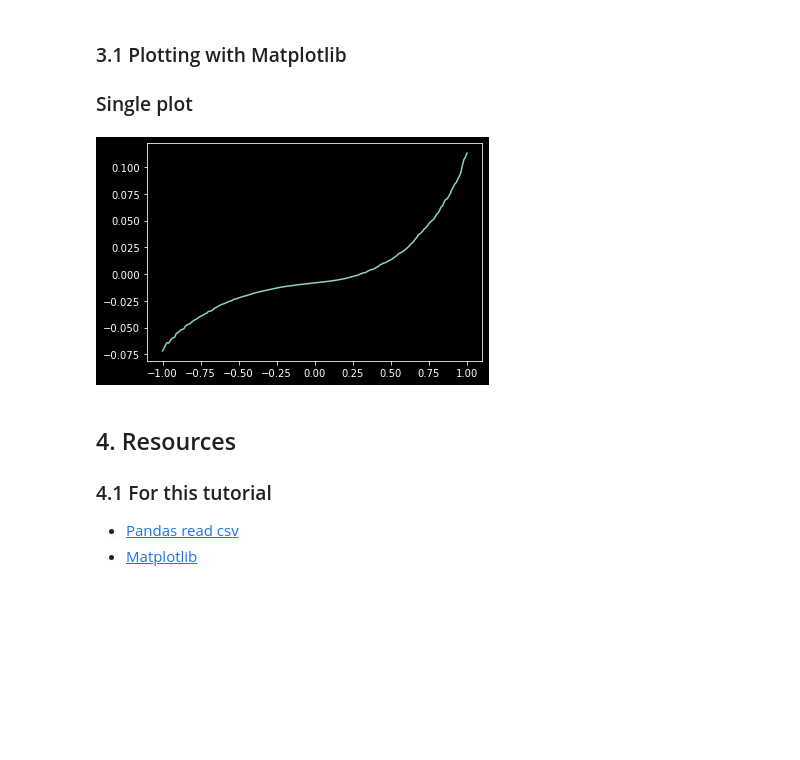
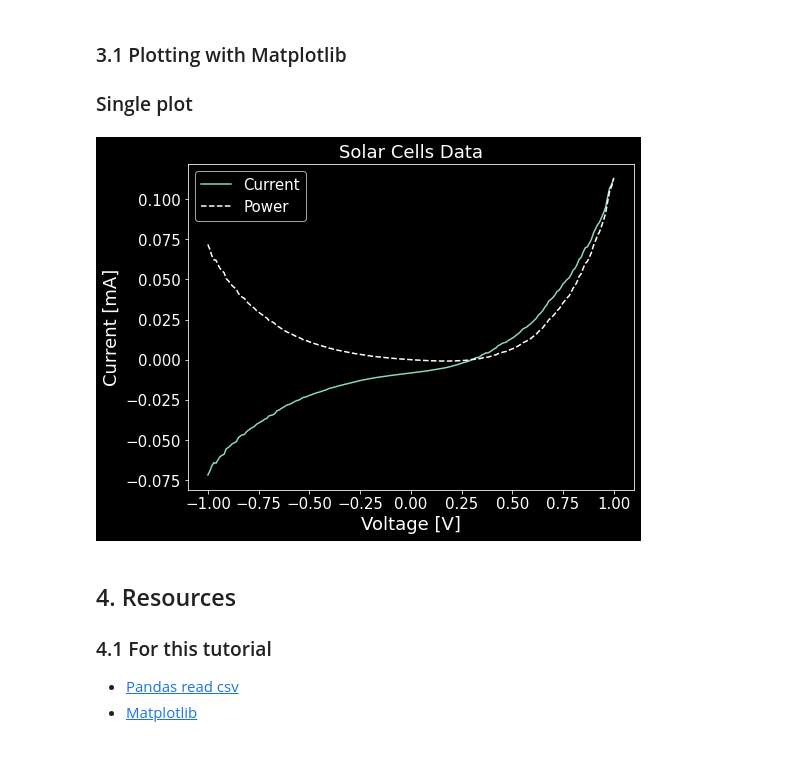
Before and after one commit to brawantonio/python_workshop_july2023, a Jupyter notebook: Python Workshop.ipynb, the cells around one changed output. Cells and saved outputs as stored; diff of their text form; code cells hidden in the pictures; blank space fills up the shorter version.

```diff
--- a/Python Workshop.ipynb
+++ b/Python Workshop.ipynb
@@ -117,8 +119,8 @@ df = pd.read_excel(filenames[1], usecols=[0,1,2])#, sheet_name=0, header=0, name
 df.head()
 
 #changing column names
-#df = df.rename(columns = {'POWER' : 'Power'})
-#df.head()
+df = df.rename(columns = {'POWER' : 'Power'})
+df.head()
 # %% [output]
 WARNING *** file size (55484) not 512 + multiple of sector size (512)
 WARNING *** OLE2 inconsistency: SSCS size is 0 but SSAT size is non-zero
@@ -138,24 +140,24 @@ power_light = df['Power'].values
 
 ### Single plot
 # %%
-#plt.figure(figsize=(8,6)) #figure size
+plt.figure(figsize=(8,6)) #figure size
 
 plt.plot(voltage_light, 1e3*current_light, label = 'Current')
-#plt.plot(voltage_light, 1e3*power_light, label = 'Power')
+plt.plot(voltage_light, 1e3*power_light, label = 'Power', color = 'white', ls = '--')
 
 # plt.hlines(0, -1, 1, color = 'gray', alpha = 0.75)
 
-# plt.xticks(fontsize=15)
-# plt.yticks(fontsize=15)
-# plt.legend(loc='best', fontsize=15)
+plt.xticks(fontsize=15)
+plt.yticks(fontsize=15)
+plt.legend(loc='best', fontsize=15, frameon = True)
 
-# plt.title('Solar Cells Data', fontsize = 18)
-# plt.xlabel('Voltage [V]', fontsize=18)
-# plt.ylabel('Current [mA]', fontsize = 18)
+plt.title('Solar Cells Data', fontsize = 18)
+plt.xlabel('Voltage [V]', fontsize=18)
+plt.ylabel('Current [mA]', fontsize = 18)
 
 plt.show()
 # %% [output]
-[figure, old version]
+[figure, new version]
 # %% [markdown]
 ## 4. Resources
 
```
Also changed, not shown: parts of 4 cells of this notebook, 1 other file.
